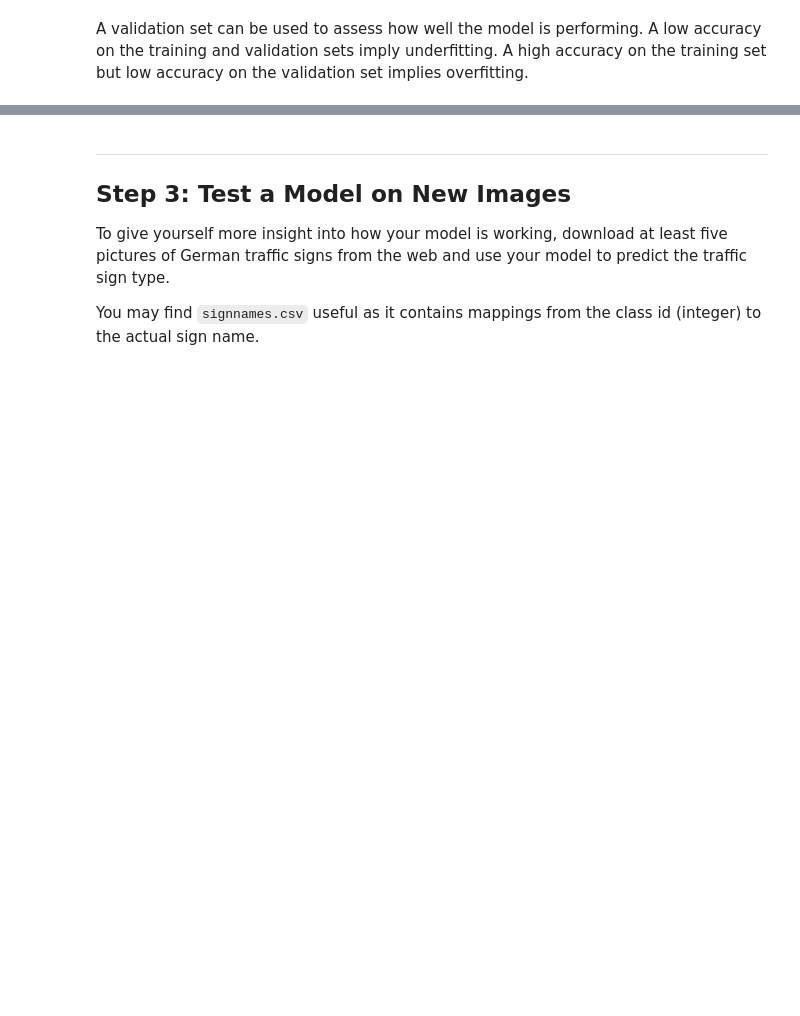
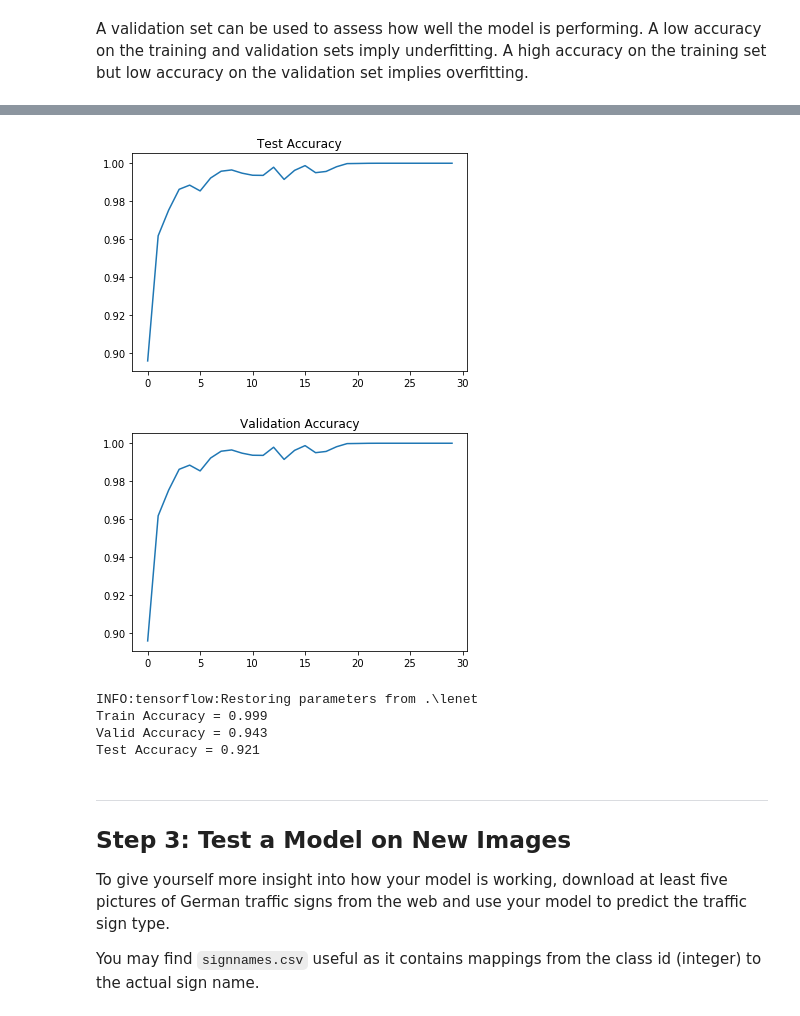
Before and after one commit to tatsuya-ogawa/CarND-Traffic-Sign-Classifier-Project, a Jupyter notebook: Traffic_Sign_Classifier.ipynb, the cells around one changed output, grey strips where cells are left out. Drawn from its saved outputs; the diff is of its cells as text; code cells hidden in the pictures; blank space fills up the shorter version.

```diff
--- a/Traffic_Sign_Classifier.ipynb
+++ b/Traffic_Sign_Classifier.ipynb
@@ -346,3 +387,32 @@ with tf.Session() as sess:
+# %%
+def figure_accuracy(test_accuracy_list,validation_accuracy_list):
+    plt.plot(test_accuracy_list)
+    plt.title("Test Accuracy")
+    plt.show()
+
+    plt.plot(test_accuracy_list)
+    plt.title("Validation Accuracy")
+    plt.show()
+figure_accuracy(test_accuracy_list,validation_accuracy_list)
+
+with tf.Session() as sess:
+    saver.restore(sess, tf.train.latest_checkpoint('.'))
+
+    train_accuracy = evaluate(X_train_normalized, y_train)
+    print("Train Accuracy = {:.3f}".format(train_accuracy))
+
+    valid_accuracy = evaluate(X_valid_normalized, y_valid)
+    print("Valid Accuracy = {:.3f}".format(valid_accuracy))
+
+    test_accuracy = evaluate(X_test_normalized, y_test)
+    print("Test Accuracy = {:.3f}".format(test_accuracy))
+# %% [output]
+[figure, added]
+[figure, added]
+INFO:tensorflow:Restoring parameters from .\lenet
+Train Accuracy = 0.999
+Valid Accuracy = 0.943
+Test Accuracy = 0.921
 # %% [markdown]
 ---
 
```
Also changed, not shown: parts of 9 cells of this notebook, 1 other file.
